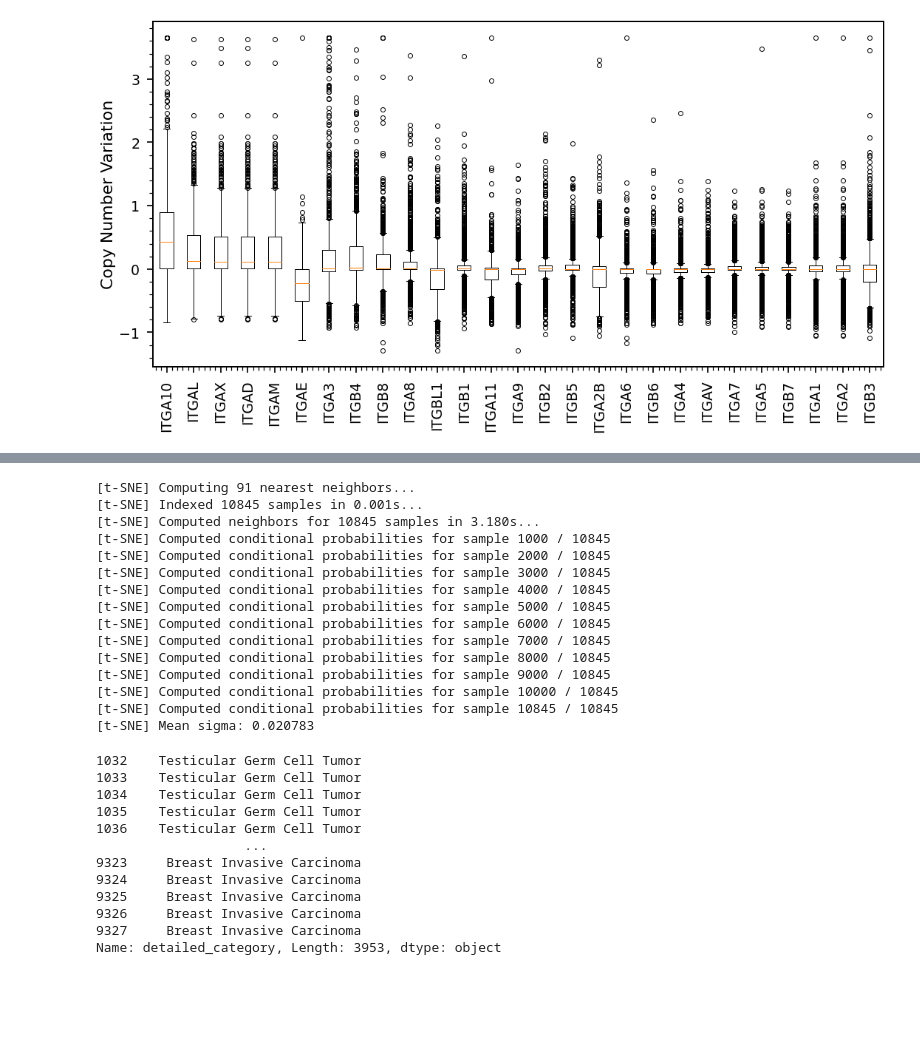
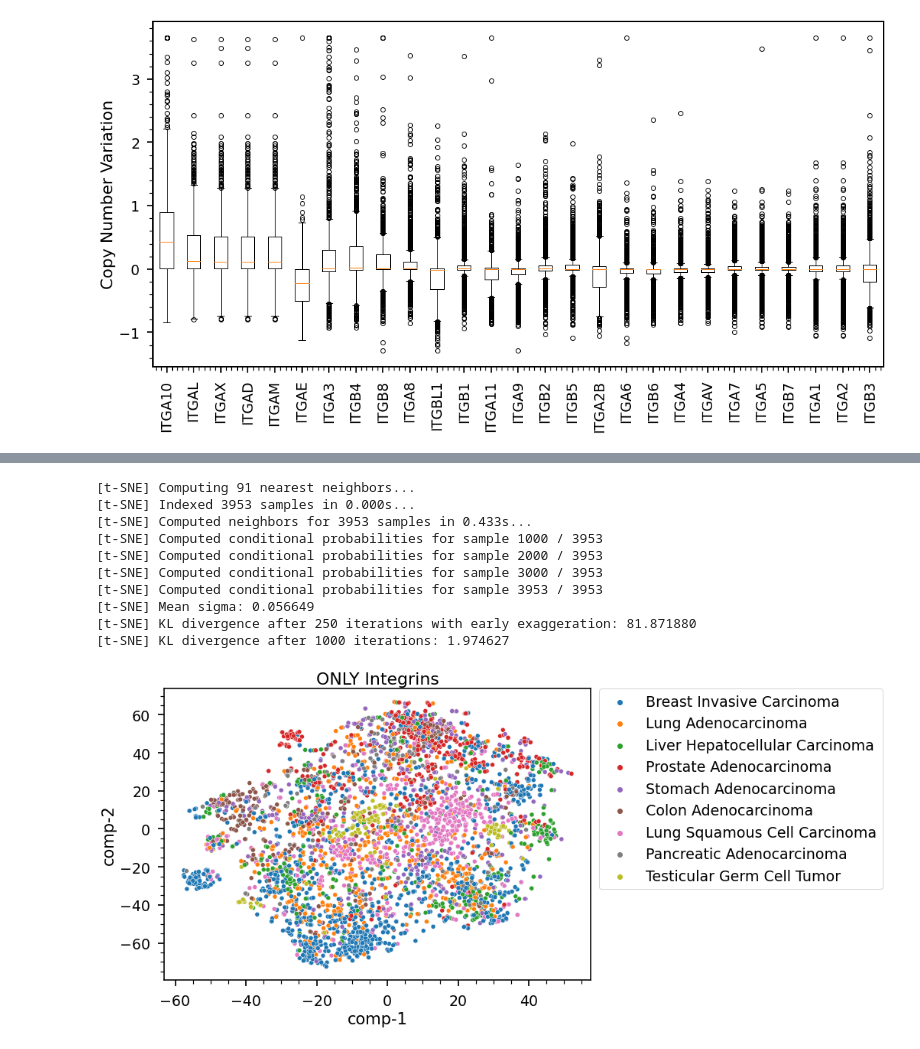
Before and after one commit to hshadman/integrin_expression_data_mining, a Jupyter notebook: jesse_code/CNV_exercise.ipynb, the cells around one changed output, grey strips where cells are left out. Drawn from its saved outputs; the diff is of its cells as text; code cells hidden in the pictures; blank space fills up the shorter version.

```diff
--- a/jesse_code/CNV_exercise.ipynb
+++ b/jesse_code/CNV_exercise.ipynb
@@ -370,0 +364,2 @@ sample_info_chostiss
+# %%
+sample_info_chostiss.set_index('sample').loc[sample_cols].detailed_category.values
@@ -377,63 +392,44 @@ fig, ax = plt.subplots (figsize = (10,7))
 #data = data.dropna(axis=0,how='any')
 
 #x is integrin expression, sample_cols is sample id sets, y is what disease that sample is
-x = CNV_pancanc_ITG[CNV_pancanc_ITG.columns[CNV_pancanc_ITG.columns.str.contains('TCGA')]].T
+x = CNV_pancanc_ITG.T
 
-sample_cols = x.T.columns
-y = sample_info_chostiss[sample_info_chostiss['sample'].isin(sample_cols)].detailed_category
+sample_cols = CNV_pancanc_ITG.columns
+y = sample_info_chostiss.set_index('sample').loc[sample_cols].detailed_category.values
 
 
 tsne = TSNE(n_components=2, verbose=1, random_state=123)
 z = tsne.fit_transform(x)
 df = pd.DataFrame()
 df["y"] = y
 df["comp-1"] = z[:,0]
 df["comp-2"] = z[:,1]
 
 sns.scatterplot(x="comp-1", y="comp-2", hue=df.y.tolist(),
                  palette=sns.color_palette("tab10", len(df.y.unique())),ax=ax,
                  data=df).axes.set_title("ONLY Integrins",fontsize=22)
 
 plt.legend(bbox_to_anchor=(1.02, 1), loc='upper left', borderaxespad=0,fontsize=19)
 plt.setp(ax.get_xticklabels(),fontsize=19)
 plt.setp(ax.get_yticklabels(),fontsize=19)
 ax.set_xlabel('comp-1',fontsize=21)
 ax.set_ylabel('comp-2',fontsize=21)
 #ax.set_ylim(0.8,1)
 for i in ['top', 'left', 'right', 'bottom']:
     ax.spines[i].set_linewidth(1.6)
 
 ax.minorticks_on()
 ax.tick_params(axis='both', which='major', labelsize=19, width = 1.7, size = 8,pad=10)
 ax.tick_params(axis='both', which='minor', width = 1.2, size = 5)
 # %% [output]
 [t-SNE] Computing 91 nearest neighbors...
-[t-SNE] Indexed 10845 samples in 0.001s...
-[t-SNE] Computed neighbors for 10845 samples in 3.180s...
-[t-SNE] Computed conditional probabilities for sample 1000 / 10845
-[t-SNE] Computed conditional probabilities for sample 2000 / 10845
-[t-SNE] Computed conditional probabilities for sample 3000 / 10845
-[t-SNE] Computed conditional probabilities for sample 4000 / 10845
-[t-SNE] Computed conditional probabilities for sample 5000 / 10845
-[t-SNE] Computed conditional probabilities for sample 6000 / 10845
-[t-SNE] Computed conditional probabilities for sample 7000 / 10845
-[t-SNE] Computed conditional probabilities for sample 8000 / 10845
-[t-SNE] Computed conditional probabilities for sample 9000 / 10845
-[t-SNE] Computed conditional probabilities for sample 10000 / 10845
-[t-SNE] Computed conditional probabilities for sample 10845 / 10845
-[t-SNE] Mean sigma: 0.020783
+[t-SNE] Indexed 3953 samples in 0.000s...
+[t-SNE] Computed neighbors for 3953 samples in 0.433s...
+[t-SNE] Computed conditional probabilities for sample 1000 / 3953
+[t-SNE] Computed conditional probabilities for sample 2000 / 3953
+[t-SNE] Computed conditional probabilities for sample 3000 / 3953
+[t-SNE] Computed conditional probabilities for sample 3953 / 3953
+[t-SNE] Mean sigma: 0.056649
+[t-SNE] KL divergence after 250 iterations with early exaggeration: 81.871880
+[t-SNE] KL divergence after 1000 iterations: 1.974627
+[figure, added]
-# %%
-sample_info_chostiss[sample_info_chostiss['sample'].isin(test)].detailed_category
-# %% [output]
-1032    Testicular Germ Cell Tumor
-1033    Testicular Germ Cell Tumor
-1034    Testicular Germ Cell Tumor
-1035    Testicular Germ Cell Tumor
-1036    Testicular Germ Cell Tumor
-                   ...
-9323     Breast Invasive Carcinoma
-9324     Breast Invasive Carcinoma
-9325     Breast Invasive Carcinoma
-9326     Breast Invasive Carcinoma
-9327     Breast Invasive Carcinoma
-Name: detailed_category, Length: 3953, dtype: object
```
Also changed, not shown: parts of 9 cells of this notebook.
